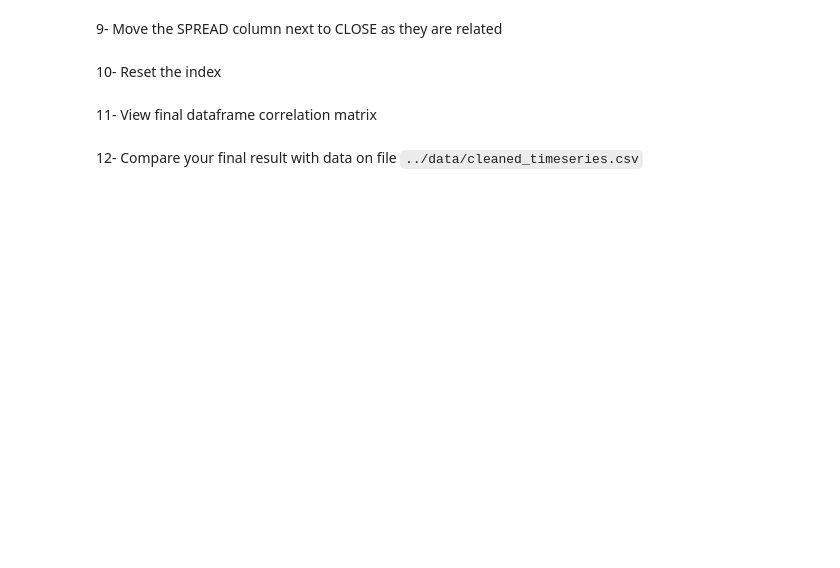
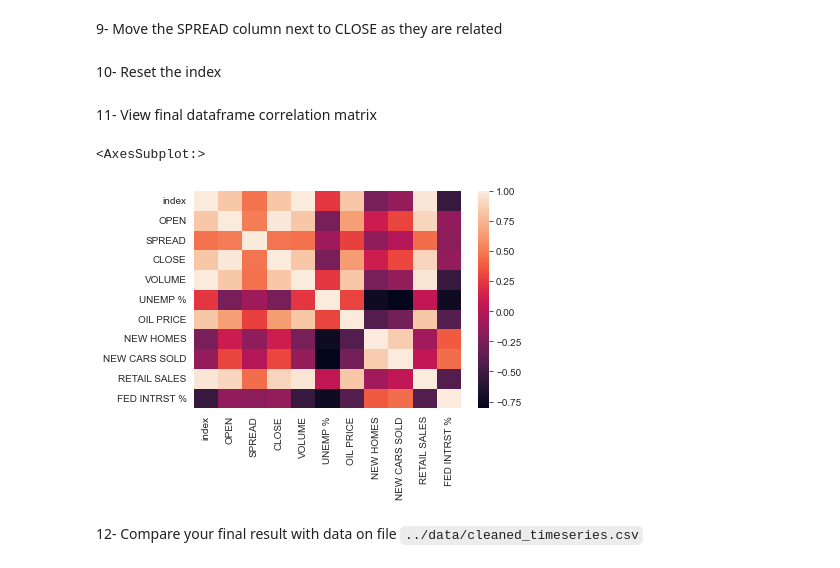
Before and after one commit to aabir-ribouh/python-for-finance, a Jupyter notebook: day_03/assignments/03-pandas-timeseries-assignment.ipynb, the cells around one changed output. Drawn from its saved outputs; the diff is of its cells as text; code cells hidden in the pictures; blank space fills up the shorter version.

```diff
--- a/day_03/assignments/03-pandas-timeseries-assignment.ipynb
+++ b/day_03/assignments/03-pandas-timeseries-assignment.ipynb
@@ -457,3 +541,4 @@ ValueError: Length mismatch: Expected axis has 21 elements, new values have 14 e
 7- Drop the less useful columns
 # %%
 # Your code here
+df = df.drop(columns = ['HIGH', 'LOW', 'ADJ CLOSE'])
@@ -468,6 +547,11 @@ ValueError: Length mismatch: Expected axis has 21 elements, new values have 14 e
+# %%
+# Your code here
+df = df[['DATE', 'OPEN', 'SPREAD', 'CLOSE', 'VOLUME',
+         'UNEMP %','OIL PRICE','NEW HOMES','NEW CARS SOLD', 'RETAIL SALES','FED INTRST %','CSI']]
 # %% [markdown]
 10- Reset the index
 # %%
 # Your code here
+df = df.reset_index()
 # %% [markdown]
 11- View final dataframe correlation matrix
@@ -476,3 +558,12 @@ ValueError: Length mismatch: Expected axis has 21 elements, new values have 14 e
+# %%
+# Your code here
+corr_f = df.corr()
+sns.heatmap(corr_f,
+        xticklabels=corr_f.columns,
+        yticklabels=corr_f.columns)
+# %% [output]
+<AxesSubplot:>
+[figure, added]
 # %% [markdown]
 12- Compare your final result with data on file `../data/cleaned_timeseries.csv`
 # %%
```
Also changed, not shown: parts of 19 cells of this notebook, 5 other files.
